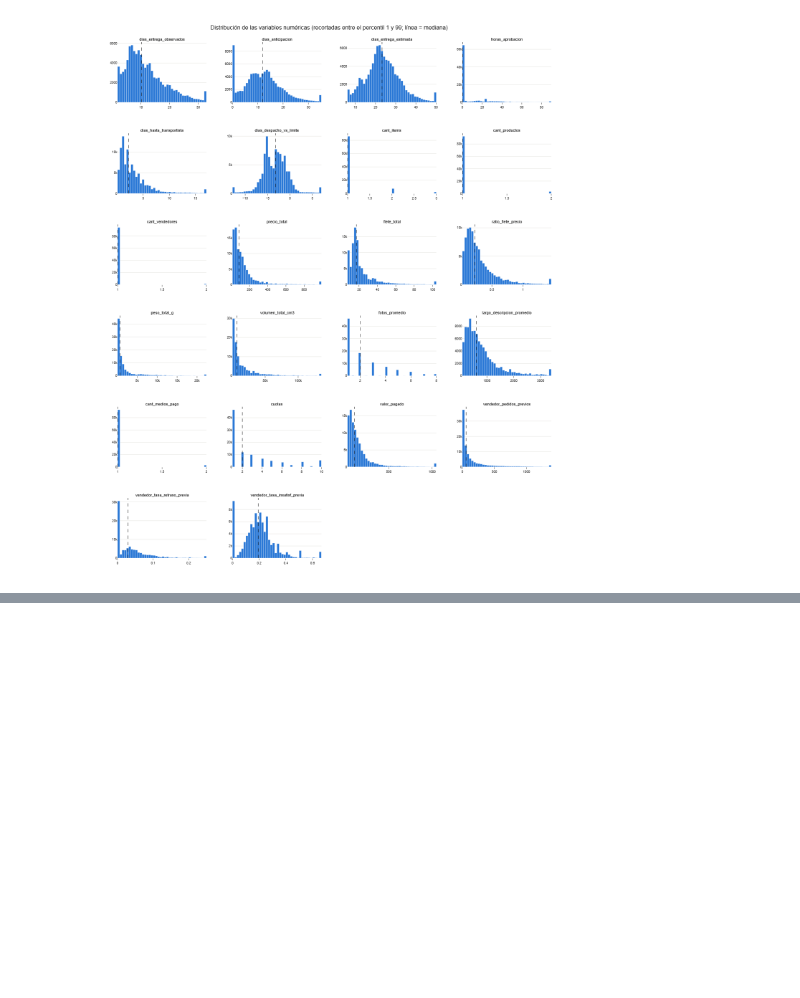
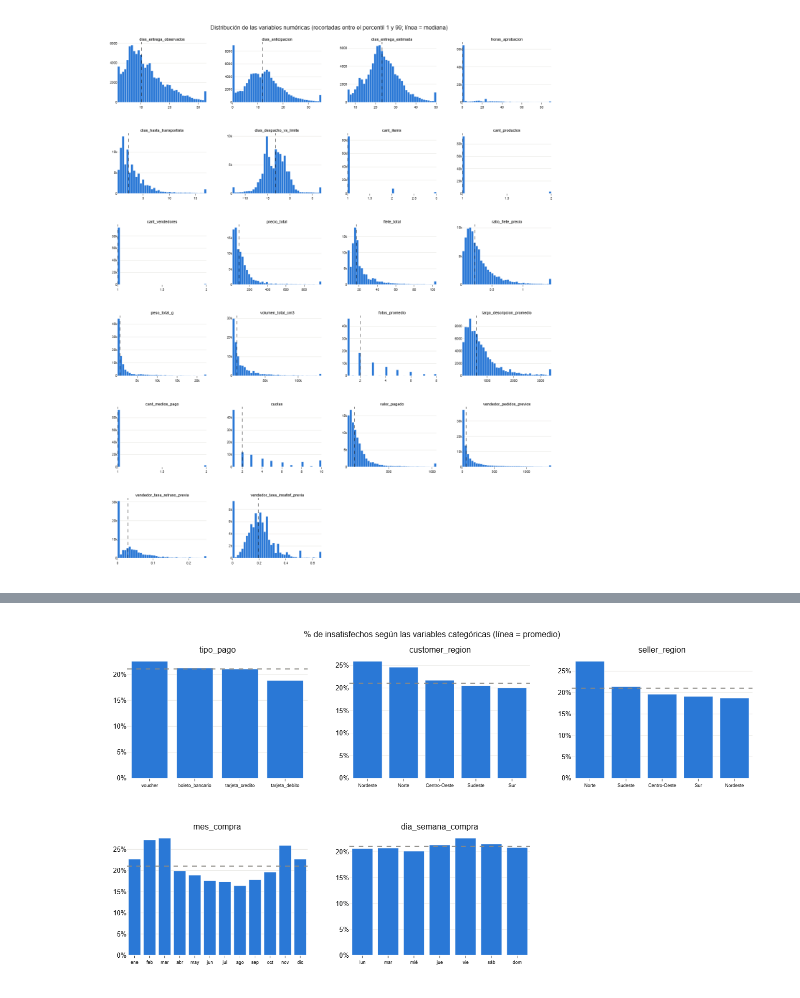
Before and after one commit to cynthiavivas9-ship-it/Proyecto-Mineria-de-datos, a Jupyter notebook: notebooks/03_eda.ipynb, the cells around one changed output, grey strips where cells are left out. Saved outputs shown, nothing was run; the diff lists cells and outputs as text; code cells hidden in the pictures; blank space fills up the shorter version.

```diff
--- a/notebooks/03_eda.ipynb
+++ b/notebooks/03_eda.ipynb
@@ -312,0 +460,11 @@ fig.show()
+# %%
+# En estas variables casi todos los pedidos valen 1: se compara "1" contra "más de 1"
+VARS_CONTEO = ['cant_items', 'cant_productos', 'cant_vendedores', 'cant_medios_pago']
+
+tablas = []
+for var in VARS_CONTEO:
+    grupo = np.where(df[var] > 1, 'más de 1', '1')
+    t = tasa_insatisfaccion(df.assign(grupo=grupo), 'grupo')
+    t.index = pd.MultiIndex.from_product([[var], t.index], names=['variable', 'valor'])
+    tablas.append(t)
+display(pd.concat(tablas))
@@ -312,0 +482,34 @@ fig.show()
+# %%
+DIAS = {0: 'lun', 1: 'mar', 2: 'mié', 3: 'jue', 4: 'vie', 5: 'sáb', 6: 'dom'}
+MESES = {1: 'ene', 2: 'feb', 3: 'mar', 4: 'abr', 5: 'may', 6: 'jun',
+         7: 'jul', 8: 'ago', 9: 'sep', 10: 'oct', 11: 'nov', 12: 'dic'}
+
+# (variable, etiquetas, ¿orden calendario?)
+graficos = [
+    ('tipo_pago', None, False),
+    ('customer_region', None, False),
+    ('seller_region', None, False),
+    ('mes_compra', MESES, True),
+    ('dia_semana_compra', DIAS, True),
+]
+
+fig = make_subplots(rows=2, cols=3, subplot_titles=[g[0] for g in graficos], vertical_spacing=0.18)
+for i, (var, etiquetas, orden_calendario) in enumerate(graficos):
+    t = tasa_insatisfaccion(df, var, etiquetas)
+    if not orden_calendario:
+        t = t.sort_values('% insatisfechos', ascending=False)
+    fig.add_trace(go.Bar(
+        x=t.index.astype(str), y=t['% insatisfechos'] / 100, marker_color=AZUL,
+        customdata=t['cantidad de pedidos'],
+        hovertemplate='%{x}<br>%{y:.1%} insatisfechos<br>%{customdata:,} pedidos<extra></extra>',
+    ), row=i // 3 + 1, col=i % 3 + 1)
+
+fig.add_hline(y=TASA_GLOBAL, line_dash='dash', line_color=GRIS)
+fig.update_yaxes(tickformat='.0%', rangemode='tozero')
+fig.update_xaxes(tickfont_size=9)
+fig.update_layout(height=700, width=1300, showlegend=False,
+                  title='% de insatisfechos según las variables categóricas (línea = promedio)')
+guardar(fig, '03_06_categoricas_vs_insatisfaccion')
+fig.show()
+# %% [output]
+[figure, added]
```
Also changed, not shown: parts of 16 cells of this notebook, 5 other files.
